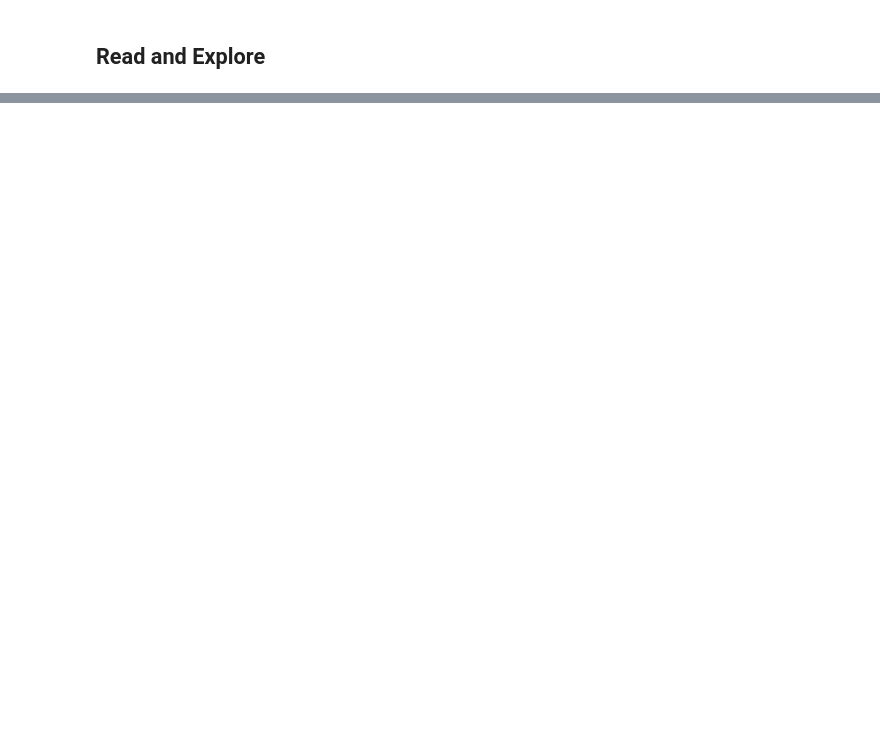
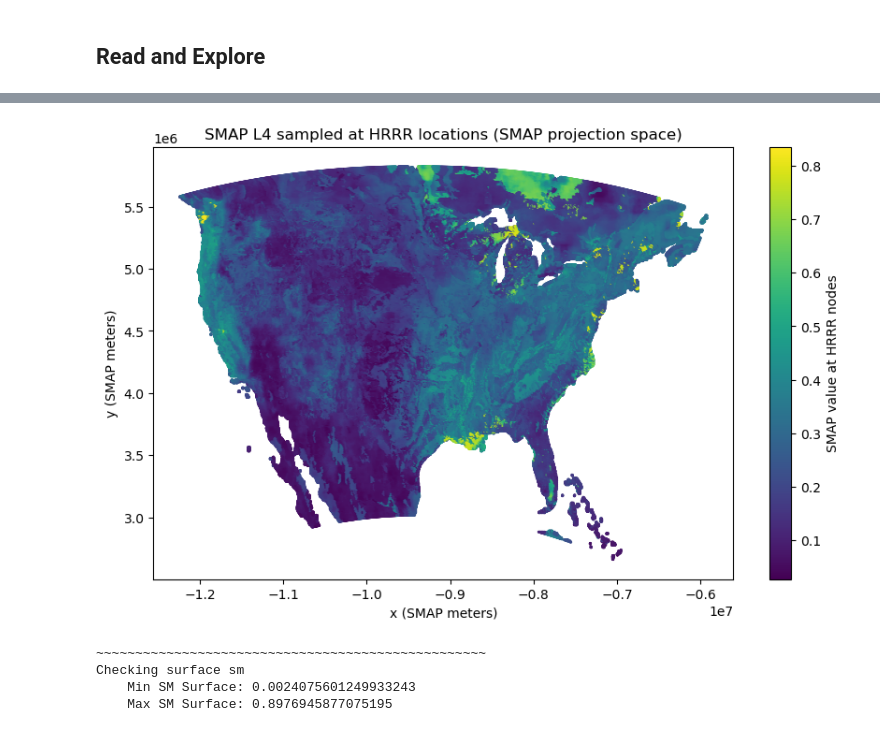
Before and after one commit to openwfm/ml_fmda, a Jupyter notebook: docs/retrieve_smapL4_tutorial.ipynb, the cells around one changed output, grey strips where cells are left out. Saved outputs shown, nothing was run; the diff lists cells and outputs as text; code cells hidden in the pictures; blank space fills up the shorter version.

```diff
--- a/docs/retrieve_smapL4_tutorial.ipynb
+++ b/docs/retrieve_smapL4_tutorial.ipynb
@@ -100,0 +160,58 @@ plt.show()
+# %%
+# SMAP Lambert Cylindrical
+smap_crs = CRS.from_cf({
+    "grid_mapping_name": "lambert_cylindrical_equal_area",
+    "standard_parallel": 30.0,
+    "longitude_of_central_meridian": 0.0,
+    "false_easting": 0.0,
+    "false_northing": 0.0
+})
+
+# # WGS 84 / standard lat/lon
+# geo_crs = CRS.from_epsg(4326)
+
+# # Transformer: lon/lat -> SMAP x/y
+# transformer = Transformer.from_crs(
+#     geo_crs, smap_crs, always_xy=True
+# )
+
+transformer = Transformer.from_crs(4326, smap_crs, always_xy=True)
+xs, ys = transformer.transform(ds["longitude"].values, ds["latitude"].values)
+# %%
+# compute nearest SMAP indices\
+
+# x axis (increasing)
+ix = np.searchsorted(x_smap, xs)
+ix = np.clip(ix, 1, len(x_smap) - 1)
+ix = np.where(
+    np.abs(xs - x_smap[ix - 1]) <= np.abs(xs - x_smap[ix]),
+    ix - 1,
+    ix
+)
+
+i = ix
+
+# y axis (decreasing)
+y_rev = y_smap[::-1]  # make increasing
+jy = np.searchsorted(y_rev, ys)
+jy = np.clip(jy, 1, len(y_rev) - 1)
+jy = np.where(
+    np.abs(ys - y_rev[jy - 1]) <= np.abs(ys - y_rev[jy]),
+    jy - 1,
+    jy
+)
+j = (len(y_smap) - 1) - jy  # back to native indexing
+
+# sample SMAP
+vals = masked_data[j, ix]
+
+# plot in SMAP projection space
+plt.figure(figsize=(10, 6))
+plt.scatter(xs, ys, c=vals, s=1)
+plt.colorbar(label="SMAP value at HRRR nodes")
+plt.title("SMAP L4 sampled at HRRR locations (SMAP projection space)")
+plt.xlabel("x (SMAP meters)")
+plt.ylabel("y (SMAP meters)")
+plt.show()
+# %% [output]
+[figure, added]
@@ -100,0 +230,11 @@ plt.show()
+# %%
+# Check Soil units - Expect between 0 and 1
+print("~"*50)
+print("Checking surface sm")
+print(f"    Min SM Surface: {np.nanmin(masked_data)}")
+print(f"    Max SM Surface: {np.nanmax(masked_data)}")
+# %% [output]
+~~~~~~~~~~~~~~~~~~~~~~~~~~~~~~~~~~~~~~~~~~~~~~~~~~
+Checking surface sm
+    Min SM Surface: 0.0024075601249933243
+    Max SM Surface: 0.8976945877075195
```
Also changed, not shown: parts of 26 cells of this notebook.
